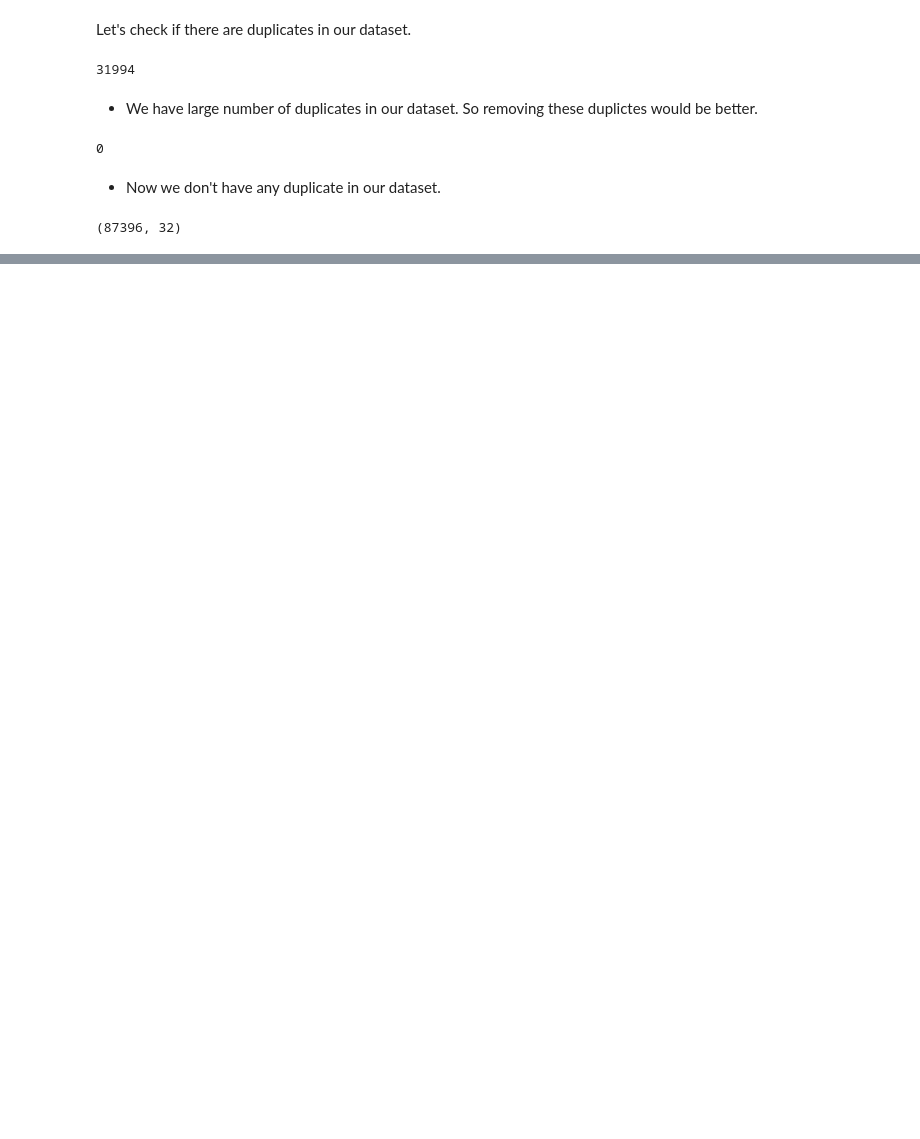
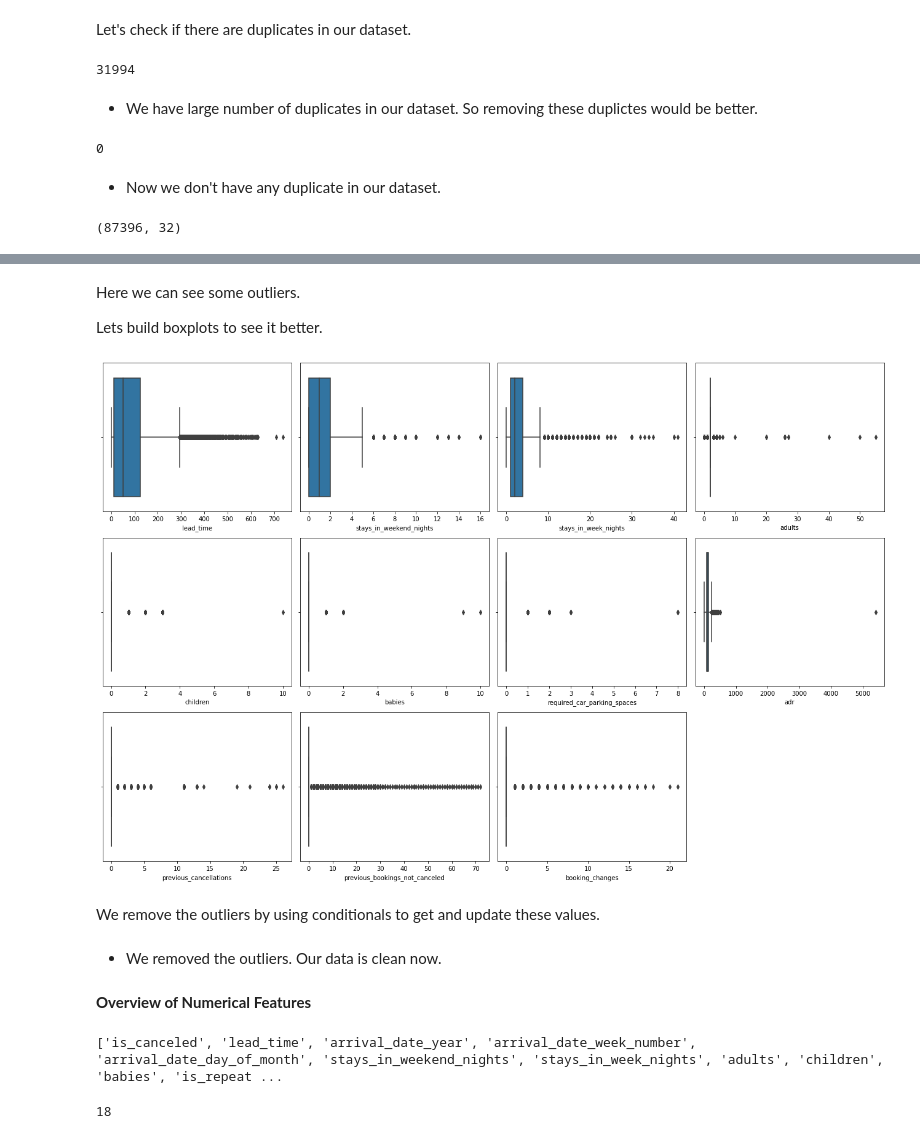
Before and after one commit to B-Murali-Krishna/Hotel-Booking-Analysis---Capstone-Project, a Jupyter notebook: Hotel_Booking_Analysis_Capstone_Project_Final.ipynb, the cells around one changed output, grey strips where cells are left out. Saved outputs shown, nothing was run; the diff lists cells and outputs as text; code cells hidden in the pictures; blank space fills up the shorter version.

```diff
--- a/Hotel_Booking_Analysis_Capstone_Project_Final.ipynb
+++ b/Hotel_Booking_Analysis_Capstone_Project_Final.ipynb
@@ -94,0 +145,3 @@ df.shape
+# %%
+df = df.drop(['agent', 'company'], axis=1)
+df.head(5)
@@ -94,0 +165,3 @@ df.shape
+# %%
+df = df.dropna(axis = 0)
+df.isnull().sum()
@@ -94,0 +229,19 @@ df.shape
+# %% [markdown]
+Here we can see some outliers.
+
+Lets build boxplots to see it better.
+# %%
+columns = ['lead_time', 'stays_in_weekend_nights', 'stays_in_week_nights', 'adults', 'children', 'babies', 'required_car_parking_spaces', 'adr', 'previous_cancellations', 'previous_bookings_not_canceled', 'booking_changes']
+n = 1
+plt.figure(figsize=(18,12))
+
+for column in columns:
+  plt.subplot(3,4,n)
+  n = n+1
+  sns.boxplot(df[column])
+  plt.tight_layout()
+plt.show()
+# %% [output]
+[figure, added]
+# %% [markdown]
+We remove the outliers by using conditionals to get and update these values.
@@ -94,0 +260,11 @@ df.shape
+# %% [markdown]
+* We removed the outliers. Our data is clean now.
+# %% [markdown]
+**Overview of Numerical Features**
+# %%
+numeric_features = [feature for feature in df.columns if df[feature].dtype == 'int64' or df[feature].dtype == 'float64']
+print(numeric_features)
+len(numeric_features)
+# %% [output]
+['is_canceled', 'lead_time', 'arrival_date_year', 'arrival_date_week_number', 'arrival_date_day_of_month', 'stays_in_weekend_nights', 'stays_in_week_nights', 'adults', 'children', 'babies', 'is_repeat ...
+18
```
Also changed, not shown: parts of 35 cells of this notebook.
